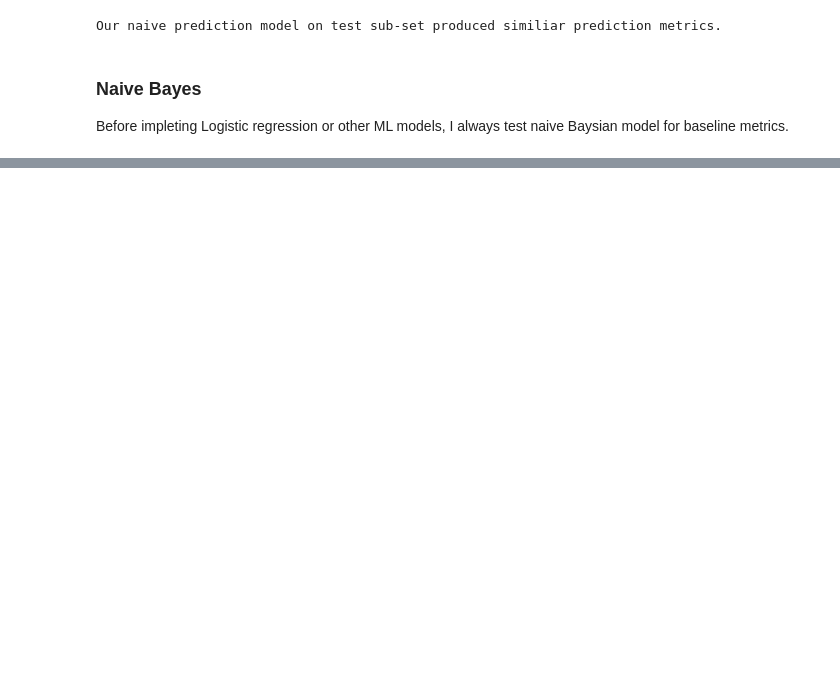
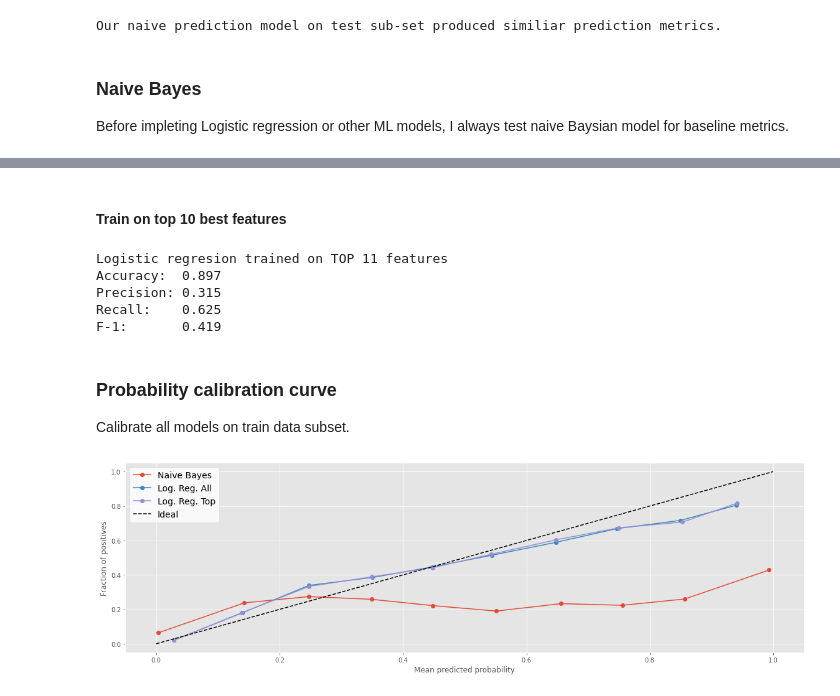
Before and after one commit to TK-Problem/Task-for-Quantitative-Analyst, a Jupyter notebook: results.ipynb, the cells around one changed output, grey strips where cells are left out. Drawn from its saved outputs; the diff is of its cells as text; code cells hidden in the pictures; blank space fills up the shorter version.

Commit message:
Log. reg. model developed

```diff
--- a/results.ipynb
+++ b/results.ipynb
@@ -1567,0 +1934,74 @@ Recall:    0.402
+# %% [markdown]
+#### Train on top 10 best features
+# %%
+# selected top 10 features from section 4.3.3 section
+top_features = list(current_features)
+
+# create logistic Regression classifier
+lr_clf_top = LogisticRegression(random_state=RANDOM_STATE, max_iter=200)
+
+# retransform features
+_ = transform_df(X, current_features)
+
+# train on train data subset
+lr_clf_top.fit(_.loc[X_train.index], y_train)
+
+# make predictions
+y_pred_lr_test = lr_clf_top.predict(_.loc[X_test.index])
+
+print('Logistic regresion trained on TOP 11 features')
+
+# # calculate baseline accuracy, precision and recall
+_accuracy = accuracy_score(y_pred_lr_test, y_test)
+_recall = recall_score(y_pred_lr_test, y_test)
+_precision = precision_score(y_pred_lr_test, y_test)
+_f1 = f1_score(y_pred_lr_test, y_test)
+
+print(f'Accuracy:  {_accuracy:.3f}')
+print(f'Precision: {_precision:.3f}')
+print(f'Recall:    {_recall:.3f}')
+print(f'F-1:       {_f1:.3f}')
+# %% [output]
+Logistic regresion trained on TOP 11 features
+Accuracy:  0.897
+Precision: 0.315
+Recall:    0.625
+F-1:       0.419
+# %% [markdown]
+### Probability calibration curve
+
+Calibrate all models on train data subset.
+# %%
+# calibrate all 3 models
+
+# naive_bayes
+pred_prob_nb = bayes_clf.predict_proba(X_train)
+prob_true_nb, prob_pred_nb = calibration_curve(y_train, pred_prob_nb[:, 1], n_bins=10)
+
+# logistic regression trained on all features
+pred_prob_lr_all = lr_clf_all.predict_proba(X_train)
+prob_true_lr_all, prob_pred_lr_all = calibration_curve(y_train, pred_prob_lr_all[:, 1], n_bins=10)
+
+# logistic regression trained on top 11 features
+pred_prob_lr_top = lr_clf_top.predict_proba(_.loc[X_train.index])
+prob_true_lr_top, prob_pred_lr_top = calibration_curve(y_train, pred_prob_lr_top[:, 1], n_bins=10)
+# %%
+fig, ax = plt.subplots(1, 1, figsize=(16, 5))
+
+ax.plot(prob_pred_nb, prob_true_nb, 'o-', label='Naive Bayes')
+ax.plot(prob_pred_lr_all, prob_true_lr_all, 'o-', label='Log. Reg. All')
+ax.plot(prob_pred_lr_top, prob_true_lr_top, 'o-', label='Log. Reg. Top')
+
+ax.plot([0, 1], [0, 1], 'k--', label='Ideal')
+
+# add legend with white background
+legend = ax.legend(frameon=1, fontsize=14)
+frame = legend.get_frame()
+frame.set_facecolor('w')
+
+ax.set_ylabel('Fraction of positives')
+ax.set_xlabel('Mean predicted probability')
+
+plt.tight_layout()
+# %% [output]
+[figure, added]
```
Also changed, not shown: parts of 41 cells of this notebook.
